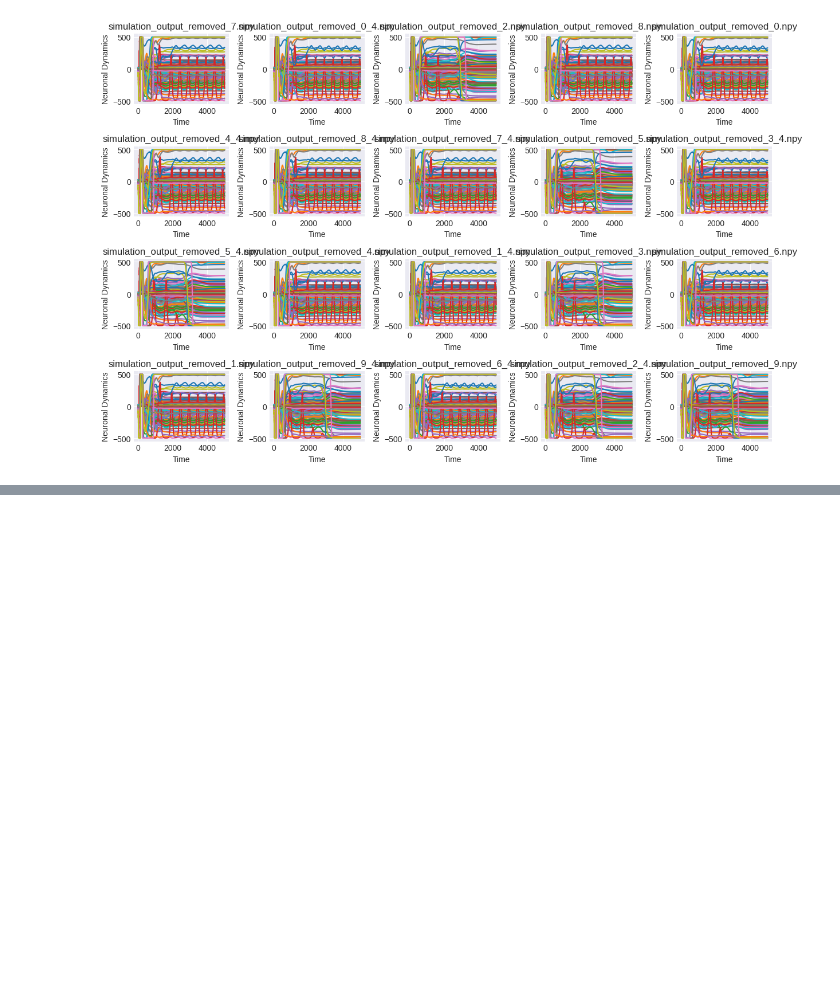
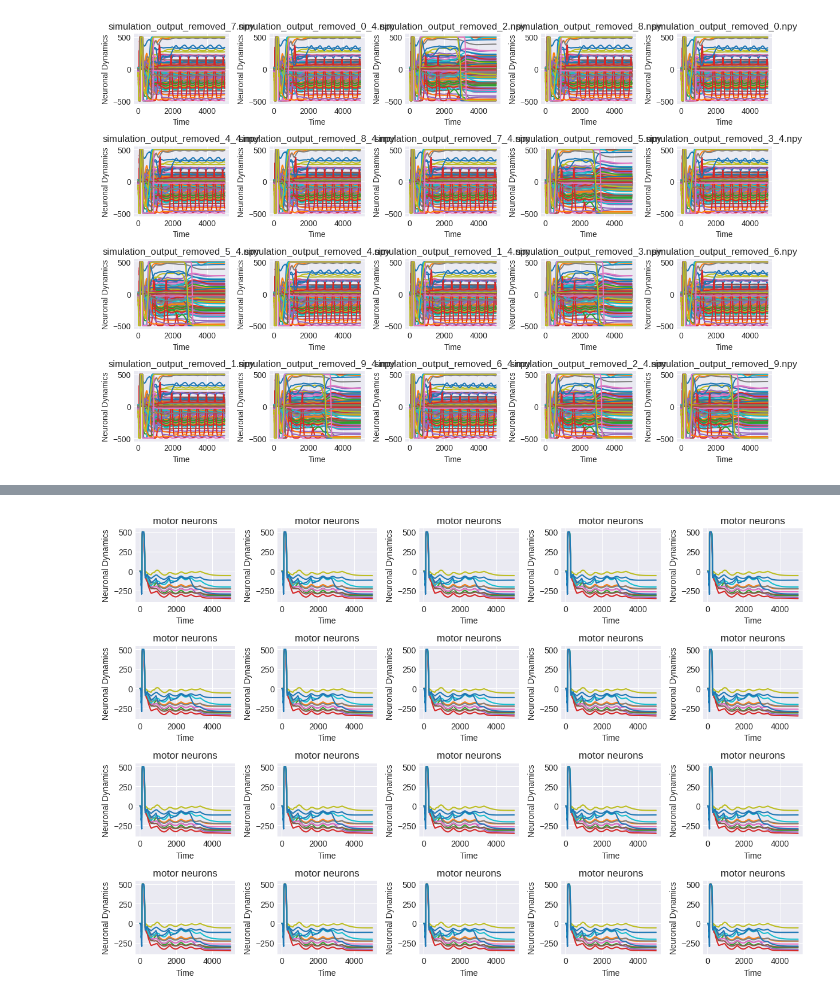
Before and after one commit to Banafshehkh/C.elegans-Control-Backbone, a Jupyter notebook: Stage3.ipynb, the cells around one changed output, grey strips where cells are left out. Cells and saved outputs as stored; diff of their text form; code cells hidden in the pictures; blank space fills up the shorter version.

```diff
--- a/Stage3.ipynb
+++ b/Stage3.ipynb
@@ -465,0 +467,5 @@ plt.show()
+# %%
+neuron_names = neurons[['VB01', 'VB02', 'VB03', 'VB04', 'VB05', 'VB06', 'VB07', 'VB08', 'VB09', 'VB10', 'VB11']]
+plot_dynamics(neuron_names, folder_path = "/content")
+# %% [output]
+[figure, added]
```
Also changed, not shown: parts of 8 cells of this notebook.
